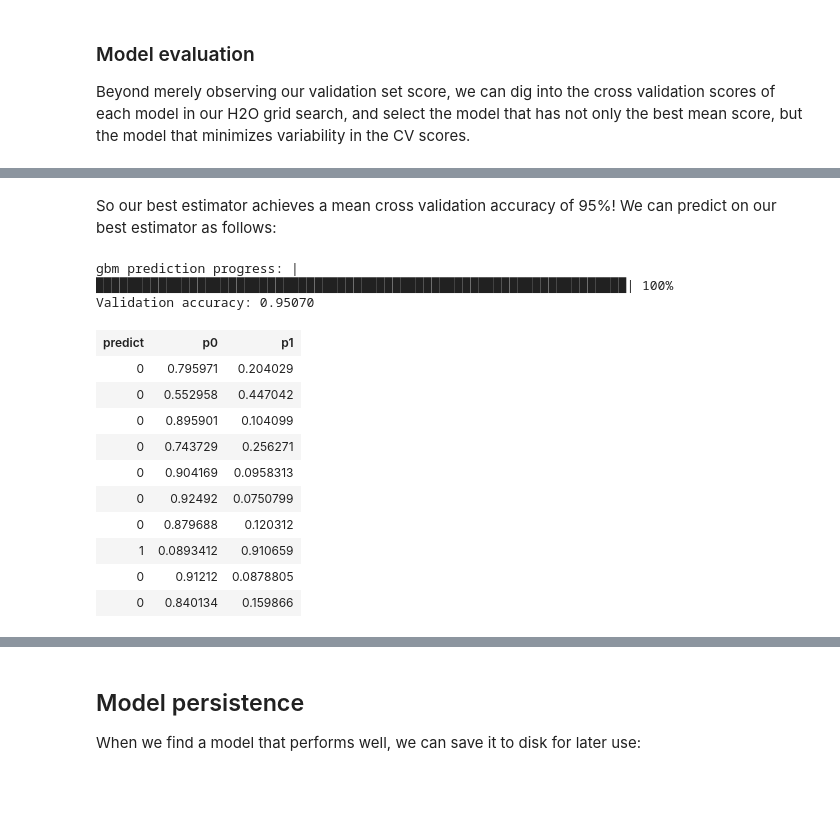
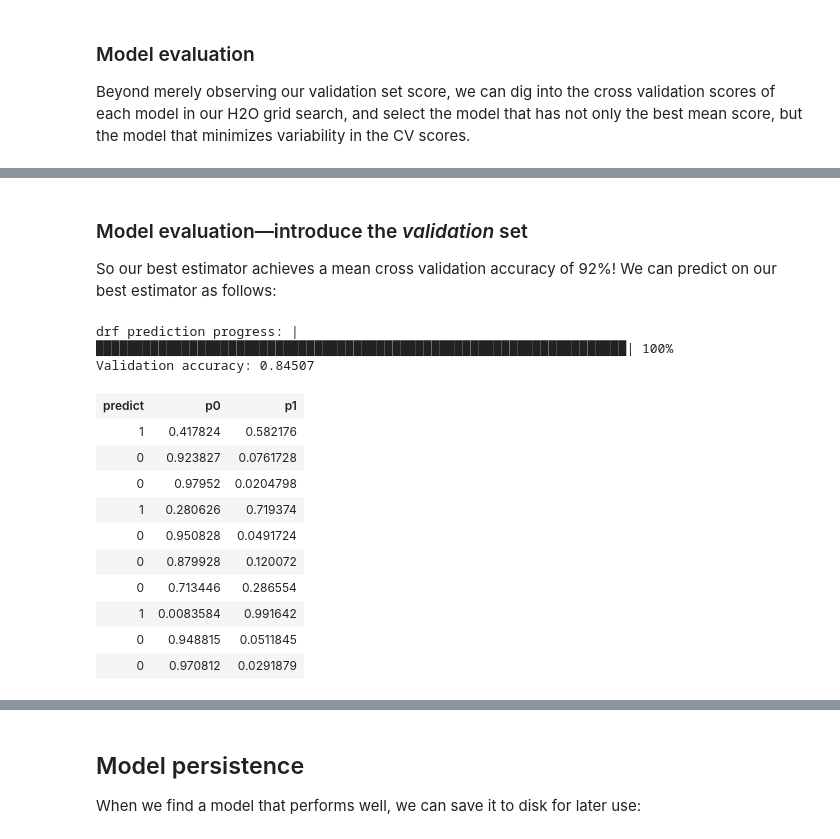
Before and after one commit to tgsmith61591/skutil, a Jupyter notebook: doc/examples/h2o/h2o_example.ipynb, the cells around one changed output, grey strips where cells are left out. Saved outputs shown, nothing was run; the diff lists cells and outputs as text; code cells hidden in the pictures; blank space fills up the shorter version.

```diff
--- a/doc/examples/h2o/h2o_example.ipynb
+++ b/doc/examples/h2o/h2o_example.ipynb
@@ -107,0 +162,9 @@ The selector will only operate on the `feature_names` (if provided&mdash;else it
+# %%
+from skutil.h2o import H2OOversamplingClassBalancer
+
+pre_balance_count = X_train.shape[0]
+balancer = H2OOversamplingClassBalancer(target_feature=y, ratio=1.0)
+X_train = balancer.balance(X_train)
+
+# Let's count the difference
+print('%i minority class observation(s) oversampled' % (X_train.shape[0] - pre_balance_count))
@@ -137,7 +208,7 @@ h2o_corr_plot(X_train[x], xticklabels=x, yticklabels=x)
 from skutil.h2o import H2OMulticollinearityFilterer
 
 # Are we at risk of any multicollinearity?
-mcf = H2OMulticollinearityFilterer(feature_names=x, target_feature=y, threshold=0.85)
+mcf = H2OMulticollinearityFilterer(feature_names=x, target_feature=y, threshold=0.90)
 mcf.fit(X_train)
 
 # we can look at the dropped features
@@ -176,15 +254,15 @@ Skutil's `h2o` module allows us to form the `Pipeline` objects we're familiar wi
 __Note__ that the `feature_names` arg is the names the *first* preprocessor will operate on; after that, all remaining feature names (i.e., not the target) will be passed to the next processor.
 # %%
 from skutil.h2o import H2OPipeline
-from h2o.estimators import H2OGradientBoostingEstimator
-from skutil.h2o.metrics import h2o_accuracy_score # same as sklearn, but with H2OFrames
+from h2o.estimators import H2ORandomForestEstimator
+from skutil.h2o.metrics import h2o_accuracy_score # same as sklearn's, but with H2OFrames
 
 # let's fit a pipeline with our estimator...
 pipe = H2OPipeline([
         ('hfd', H2OFeatureDropper()),
         ('nzv', H2ONearZeroVarianceFilterer(threshold=1e-4)),
         ('mcf', H2OMulticollinearityFilterer(threshold=0.85)),
-        ('gbm', H2OGradientBoostingEstimator(ntrees=100, max_depth=5))
+        ('rf' , H2ORandomForestEstimator(ntrees=100, max_depth=10))
     ],
 
     # feature_names is the set of features H2OFeatureDropper
@@ -199,8 +277,8 @@ pipe = pipe.fit(X_train)
 
 
 # eval accuracy on validation set
-pred = pipe.predict(X_test)
-actual = X_test[y]
+pred = pipe.predict(X_val)
+actual = X_val[y]
 pred = pred['predict']
 print('Validation accuracy: %.5f' % h2o_accuracy_score(actual, pred))
 # %% [output]
@@ -244,17 +316,16 @@ pipe = H2OPipeline([
         ('hfd', H2OFeatureDropper()),
         ('nzv', H2ONearZeroVarianceFilterer()),
         ('mcf', H2OMulticollinearityFilterer()),
-        ('gbm', H2OGradientBoostingEstimator(seed=rand_state))
+        ('rf' , H2ORandomForestEstimator(seed=rand_state))
     ])
 
 # our hyperparameters over which to search...
 hyper = {
     'nzv__threshold'    : uniform(1e-6,1e-2),
     'mcf__threshold'    : uniform(0.7, 0.29),
-    'gbm__ntrees'       : randint(50, 100),
-    'gbm__max_depth'    : randint(3, 10),
-    'gbm__min_rows'     : randint(5, 50),
-    'gbm__learn_rate'   : uniform(0.025, 0.075)
+    'rf__ntrees'        : randint(50, 100),
+    'rf__max_depth'     : randint(10, 15),
+    'rf__min_rows'      : randint(5, 50)
 }
 
 # define our grid search
@@ -263,7 +334,7 @@ search = H2ORandomizedSearchCV(
         param_grid=hyper,
         feature_names=['mean fractal dimension'], # passed to first estimator, the dropper
         target_feature=y,
-        n_iter=5, # keep it small for our demo...
+        n_iter=3, # keep it small for our demo...
         random_state=rand_state,
         scoring='accuracy_score',
         cv=H2OKFold(n_folds=3, shuffle=True, random_state=rand_state),
@@ -321,24 +401,24 @@ report_grid_score_detail(search, charts=True, sort_results=True, ascending=False
 # %% [markdown]
-So our best estimator achieves a mean cross validation accuracy of 95%! We can predict on our best estimator as follows:
+### Model evaluation&mdash;introduce the *validation* set
+
+So our best estimator achieves a mean cross validation accuracy of 92%! We can predict on our best estimator as follows:
 # %%
-preds = search.predict(X_test)
+val_preds = search.predict(X_val)
 
 # print accuracy
-print('Validation accuracy: %.5f' % h2o_accuracy_score(actual, preds['predict']))
-
-# look at head
-preds.head()
+print('Validation accuracy: %.5f' % h2o_accuracy_score(actual, val_preds['predict']))
+val_preds.head()
 # %% [output]
-gbm prediction progress: |████████████████████████████████████████████████████████████████████| 100%
-Validation accuracy: 0.95070
+drf prediction progress: |████████████████████████████████████████████████████████████████████| 100%
+Validation accuracy: 0.84507
 | predict | p0 | p1 |
-| 0 | 0.795971 | 0.204029 |
-| 0 | 0.552958 | 0.447042 |
-| 0 | 0.895901 | 0.104099 |
-| 0 | 0.743729 | 0.256271 |
-| 0 | 0.904169 | 0.0958313 |
-| 0 | 0.92492 | 0.0750799 |
-| 0 | 0.879688 | 0.120312 |
-| 1 | 0.0893412 | 0.910659 |
-| 0 | 0.91212 | 0.0878805 |
-| 0 | 0.840134 | 0.159866 |
+| 1 | 0.417824 | 0.582176 |
+| 0 | 0.923827 | 0.0761728 |
+| 0 | 0.97952 | 0.0204798 |
+| 1 | 0.280626 | 0.719374 |
+| 0 | 0.950828 | 0.0491724 |
+| 0 | 0.879928 | 0.120072 |
+| 0 | 0.713446 | 0.286554 |
+| 1 | 0.0083584 | 0.991642 |
+| 0 | 0.948815 | 0.0511845 |
+| 0 | 0.970812 | 0.0291879 |
```
Also changed, not shown: parts of 24 cells of this notebook, 2 other files.
